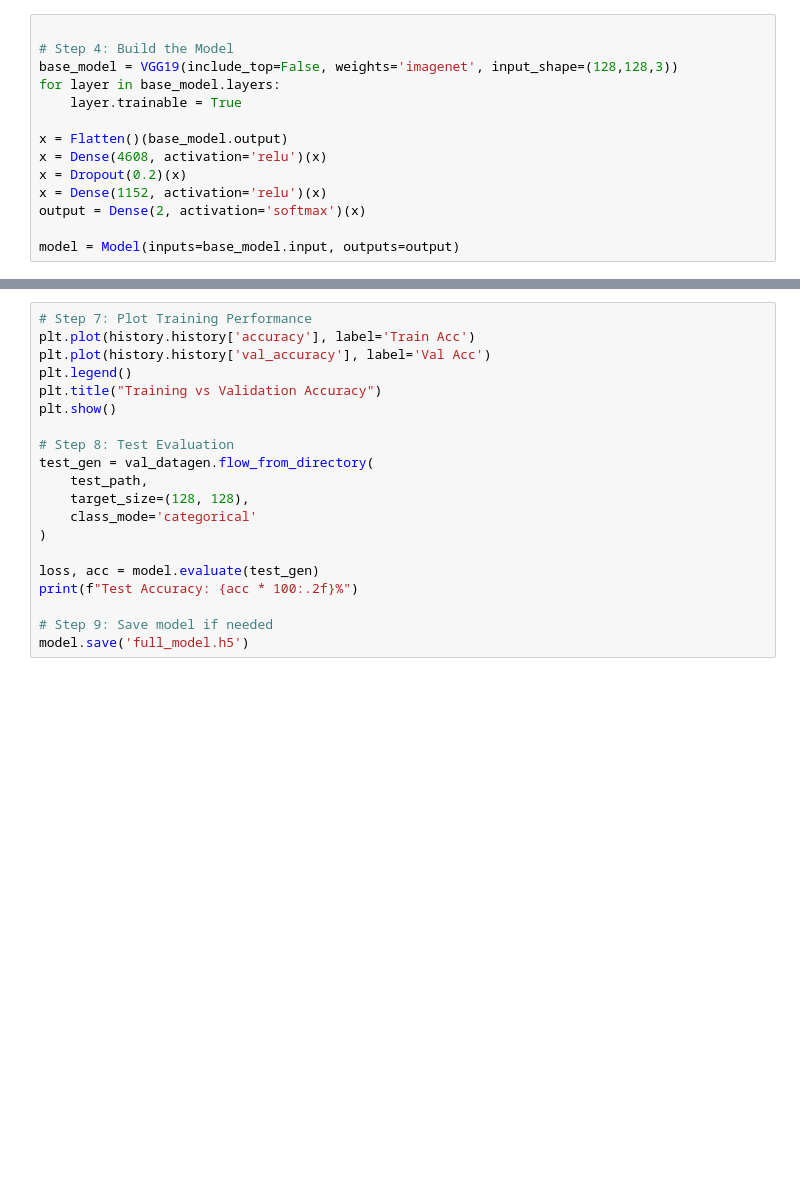
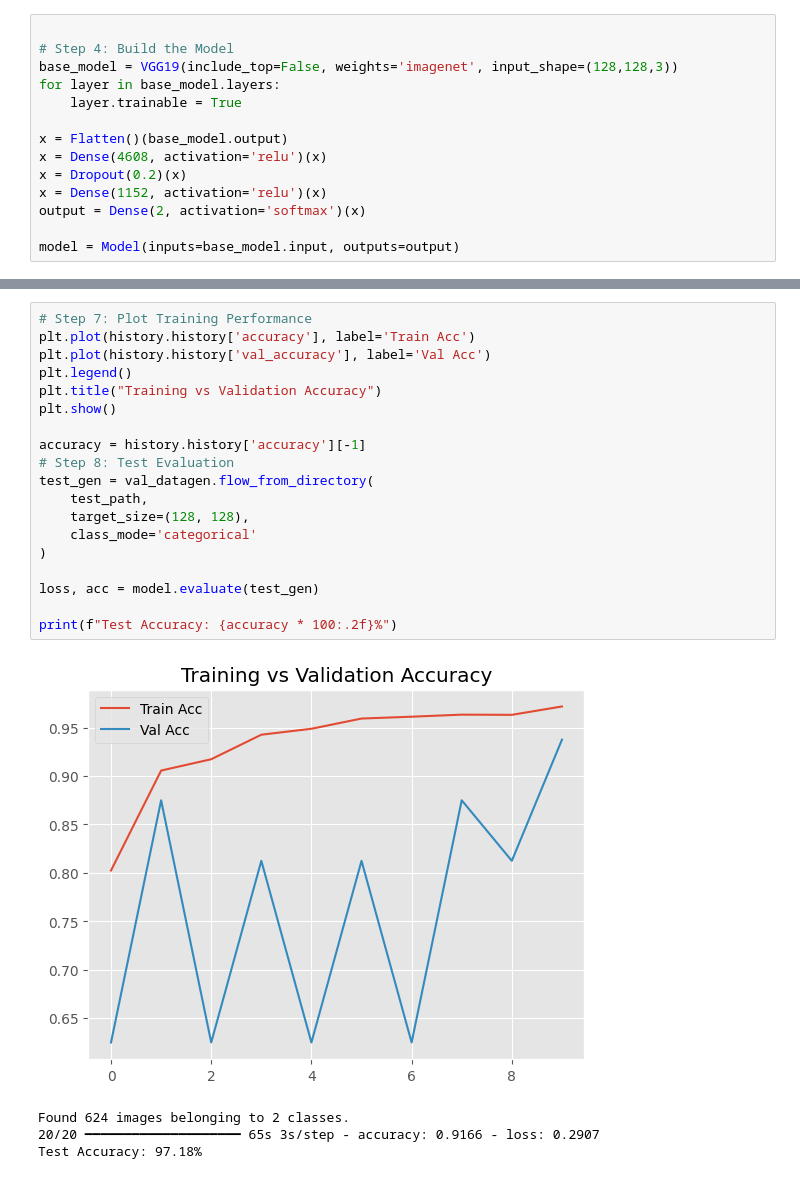
Before and after one commit to sherali02/PNEUMONIA-DETECTION, a Jupyter notebook: Pneumonia-Detection.ipynb, the cells around one changed output, grey strips where cells are left out. Saved outputs shown, nothing was run; the diff lists cells and outputs as text; blank space fills up the shorter version.

```diff
--- a/Pneumonia-Detection.ipynb
+++ b/Pneumonia-Detection.ipynb
@@ -911,20 +825,24 @@ Epoch 1/10
 # %%
 # Step 7: Plot Training Performance
 plt.plot(history.history['accuracy'], label='Train Acc')
 plt.plot(history.history['val_accuracy'], label='Val Acc')
 plt.legend()
 plt.title("Training vs Validation Accuracy")
 plt.show()
 
+accuracy = history.history['accuracy'][-1]
 # Step 8: Test Evaluation
 test_gen = val_datagen.flow_from_directory(
     test_path,
     target_size=(128, 128),
     class_mode='categorical'
 )
 
 loss, acc = model.evaluate(test_gen)
-print(f"Test Accuracy: {acc * 100:.2f}%")
 
-# Step 9: Save model if needed
-model.save('full_model.h5')
+print(f"Test Accuracy: {accuracy * 100:.2f}%")
+# %% [output]
+[figure, added]
+Found 624 images belonging to 2 classes.
+20/20 ━━━━━━━━━━━━━━━━━━━━ 65s 3s/step - accuracy: 0.9166 - loss: 0.2907
+Test Accuracy: 97.18%
```
Also changed, not shown: parts of 10 cells of this notebook, 41 other files.
